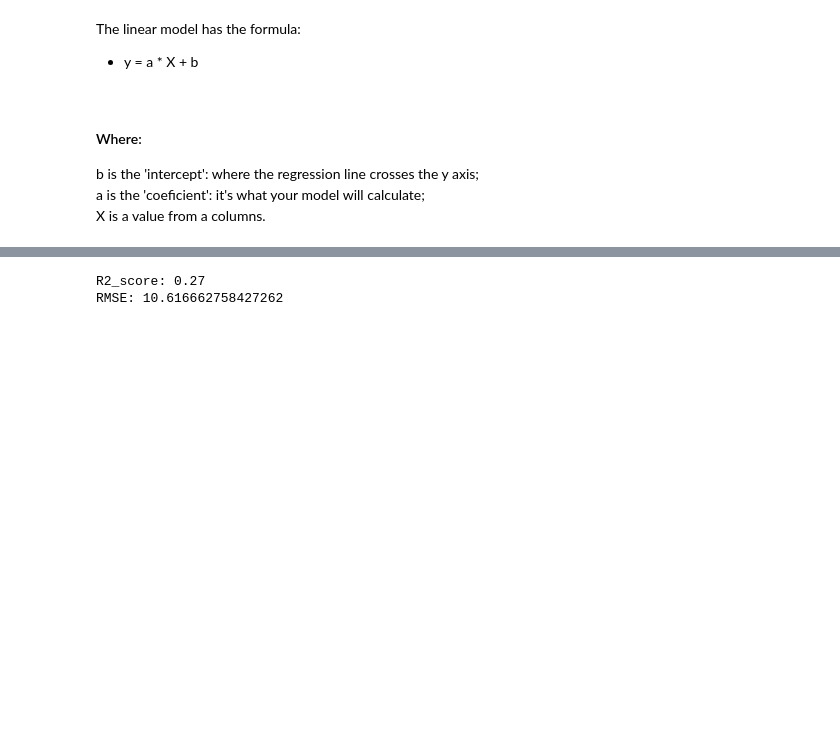
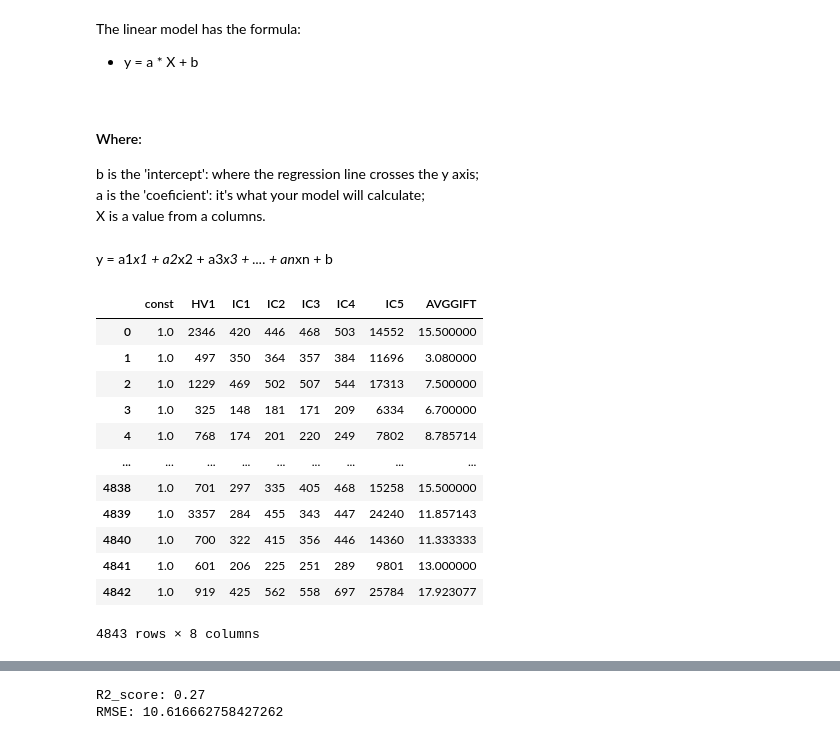
Before and after one commit to Ironhack-Data-0621-Remote/Classroom-Materials, a Jupyter notebook: Unit_1/4-intro_to_ml/Linear Regression.ipynb, the cells around one changed output, grey strips where cells are left out. Drawn from its saved outputs; the diff is of its cells as text; code cells hidden in the pictures; blank space fills up the shorter version.

```diff
--- a/Unit_1/4-intro_to_ml/Linear Regression.ipynb
+++ b/Unit_1/4-intro_to_ml/Linear Regression.ipynb
@@ -29,6 +48,24 @@ The linear model has the formula:
 b is the 'intercept': where the regression line crosses the y axis;<br>
 a is the 'coeficient': it's what your model will calculate;<br>
 X is a value from a columns.
+# %% [markdown]
+y = a1*x1 + a2*x2 + a3*x3 + .... + an*xn + b
+# %%
+X
+# %% [output]
+|  | const | HV1 | IC1 | IC2 | IC3 | IC4 | IC5 | AVGGIFT |
+| 0 | 1.0 | 2346 | 420 | 446 | 468 | 503 | 14552 | 15.500000 |
+| 1 | 1.0 | 497 | 350 | 364 | 357 | 384 | 11696 | 3.080000 |
+| 2 | 1.0 | 1229 | 469 | 502 | 507 | 544 | 17313 | 7.500000 |
+| 3 | 1.0 | 325 | 148 | 181 | 171 | 209 | 6334 | 6.700000 |
+| 4 | 1.0 | 768 | 174 | 201 | 220 | 249 | 7802 | 8.785714 |
+| ... | ... | ... | ... | ... | ... | ... | ... | ... |
+| 4838 | 1.0 | 701 | 297 | 335 | 405 | 468 | 15258 | 15.500000 |
+| 4839 | 1.0 | 3357 | 284 | 455 | 343 | 447 | 24240 | 11.857143 |
+| 4840 | 1.0 | 700 | 322 | 415 | 356 | 446 | 14360 | 11.333333 |
+| 4841 | 1.0 | 601 | 206 | 225 | 251 | 289 | 9801 | 13.000000 |
+| 4842 | 1.0 | 919 | 425 | 562 | 558 | 697 | 25784 | 17.923077 |
+4843 rows × 8 columns
 # %%
 X = data.drop(['TARGET_D'], axis=1)
 y = data['TARGET_D']
```
Also changed, not shown: parts of 8 cells of this notebook, 1 other file.
